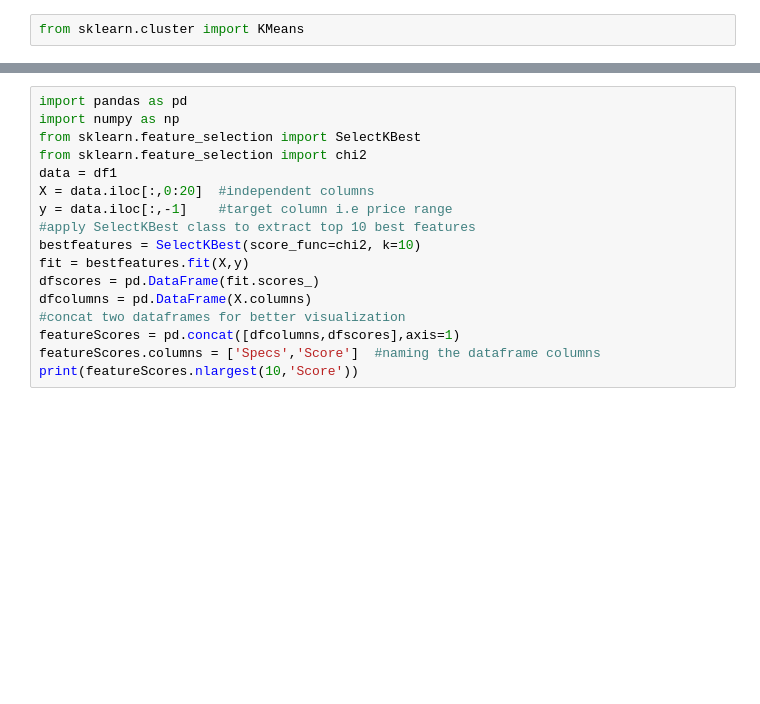
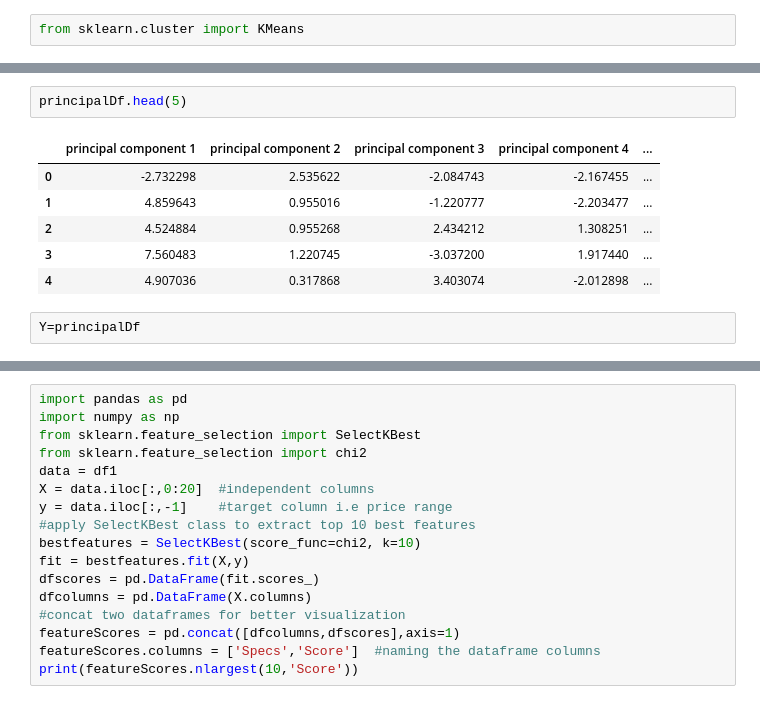
Before and after one commit to vinothhunt/Usecase, a Jupyter notebook: Codenast usecase.ipynb, the cells around one changed output, grey strips where cells are left out. Saved outputs shown, nothing was run; the diff lists cells and outputs as text; blank space fills up the shorter version.

```diff
--- a/Codenast usecase.ipynb
+++ b/Codenast usecase.ipynb
@@ -335,0 +522,11 @@ from sklearn.cluster import KMeans
+# %%
+principalDf.head(5)
+# %% [output]
+|  | principal component 1 | principal component 2 | principal component 3 | principal component 4 | ... |
+| 0 | -2.732298 | 2.535622 | -2.084743 | -2.167455 | ... |
+| 1 | 4.859643 | 0.955016 | -1.220777 | -2.203477 | ... |
+| 2 | 4.524884 | 0.955268 | 2.434212 | 1.308251 | ... |
+| 3 | 7.560483 | 1.220745 | -3.037200 | 1.917440 | ... |
+| 4 | 4.907036 | 0.317868 | 3.403074 | -2.012898 | ... |
+# %%
+Y=principalDf
```
Also changed, not shown: parts of 70 cells of this notebook, 2 other files.
